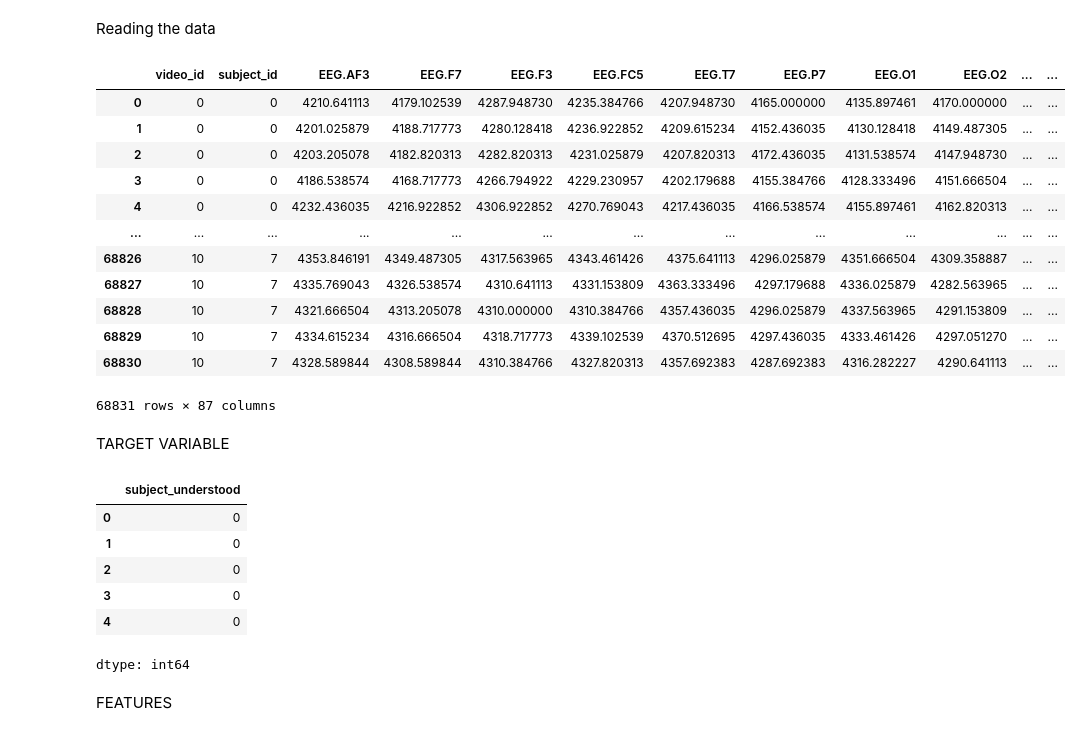
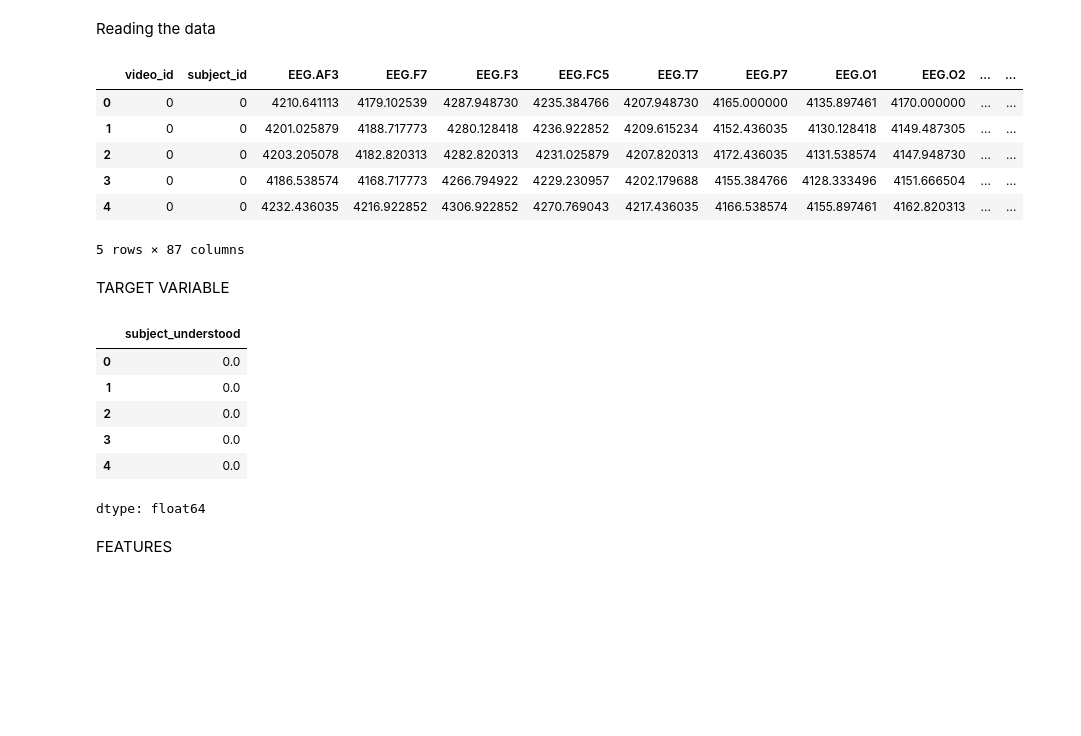
Before and after one commit to 2303a52429/STATML-Assignment_2303A52429, a Jupyter notebook: STAT_2429_DATASET.ipynb, the cells around one changed output. Cells and saved outputs as stored; diff of their text form; code cells hidden in the pictures; blank space fills up the shorter version.

```diff
--- a/STAT_2429_DATASET.ipynb
+++ b/STAT_2429_DATASET.ipynb
@@ -4,22 +4,17 @@
 Reading the data
 # %%
 import pandas as pd
-data=pd.read_csv('/content/EEG_data.csv.zip')
-data
+data=pd.read_csv('/content/EEG_data.csv')
+data.dropna()
+data.head()
 # %% [output]
 |  | video_id | subject_id | EEG.AF3 | EEG.F7 | EEG.F3 | EEG.FC5 | EEG.T7 | EEG.P7 | EEG.O1 | EEG.O2 | ... | ... |
 | 0 | 0 | 0 | 4210.641113 | 4179.102539 | 4287.948730 | 4235.384766 | 4207.948730 | 4165.000000 | 4135.897461 | 4170.000000 | ... | ... |
 | 1 | 0 | 0 | 4201.025879 | 4188.717773 | 4280.128418 | 4236.922852 | 4209.615234 | 4152.436035 | 4130.128418 | 4149.487305 | ... | ... |
 | 2 | 0 | 0 | 4203.205078 | 4182.820313 | 4282.820313 | 4231.025879 | 4207.820313 | 4172.436035 | 4131.538574 | 4147.948730 | ... | ... |
 | 3 | 0 | 0 | 4186.538574 | 4168.717773 | 4266.794922 | 4229.230957 | 4202.179688 | 4155.384766 | 4128.333496 | 4151.666504 | ... | ... |
 | 4 | 0 | 0 | 4232.436035 | 4216.922852 | 4306.922852 | 4270.769043 | 4217.436035 | 4166.538574 | 4155.897461 | 4162.820313 | ... | ... |
-| ... | ... | ... | ... | ... | ... | ... | ... | ... | ... | ... | ... | ... |
-| 68826 | 10 | 7 | 4353.846191 | 4349.487305 | 4317.563965 | 4343.461426 | 4375.641113 | 4296.025879 | 4351.666504 | 4309.358887 | ... | ... |
-| 68827 | 10 | 7 | 4335.769043 | 4326.538574 | 4310.641113 | 4331.153809 | 4363.333496 | 4297.179688 | 4336.025879 | 4282.563965 | ... | ... |
-| 68828 | 10 | 7 | 4321.666504 | 4313.205078 | 4310.000000 | 4310.384766 | 4357.436035 | 4296.025879 | 4337.563965 | 4291.153809 | ... | ... |
-| 68829 | 10 | 7 | 4334.615234 | 4316.666504 | 4318.717773 | 4339.102539 | 4370.512695 | 4297.436035 | 4333.461426 | 4297.051270 | ... | ... |
-| 68830 | 10 | 7 | 4328.589844 | 4308.589844 | 4310.384766 | 4327.820313 | 4357.692383 | 4287.692383 | 4316.282227 | 4290.641113 | ... | ... |
-68831 rows × 87 columns
+5 rows × 87 columns
 # %% [markdown]
 TARGET VARIABLE
 # %%
@@ -27,12 +22,12 @@ target=data['subject_understood']
 target.head()
 # %% [output]
 |  | subject_understood |
-| 0 | 0 |
-| 1 | 0 |
-| 2 | 0 |
-| 3 | 0 |
-| 4 | 0 |
+| 0 | 0.0 |
+| 1 | 0.0 |
+| 2 | 0.0 |
+| 3 | 0.0 |
+| 4 | 0.0 |
-dtype: int64
+dtype: float64
 # %% [markdown]
 FEATURES
 # %%
```
Also changed, not shown: parts of 37 cells of this notebook.
